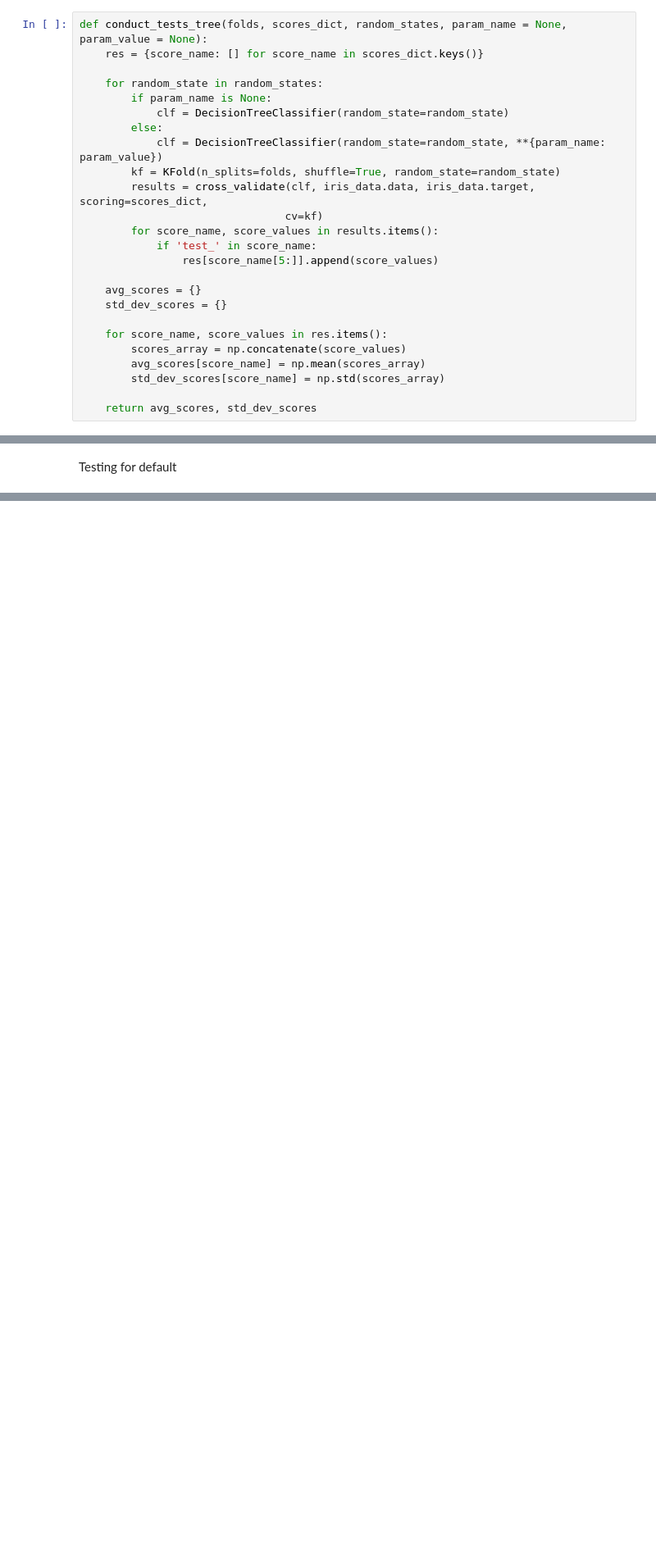
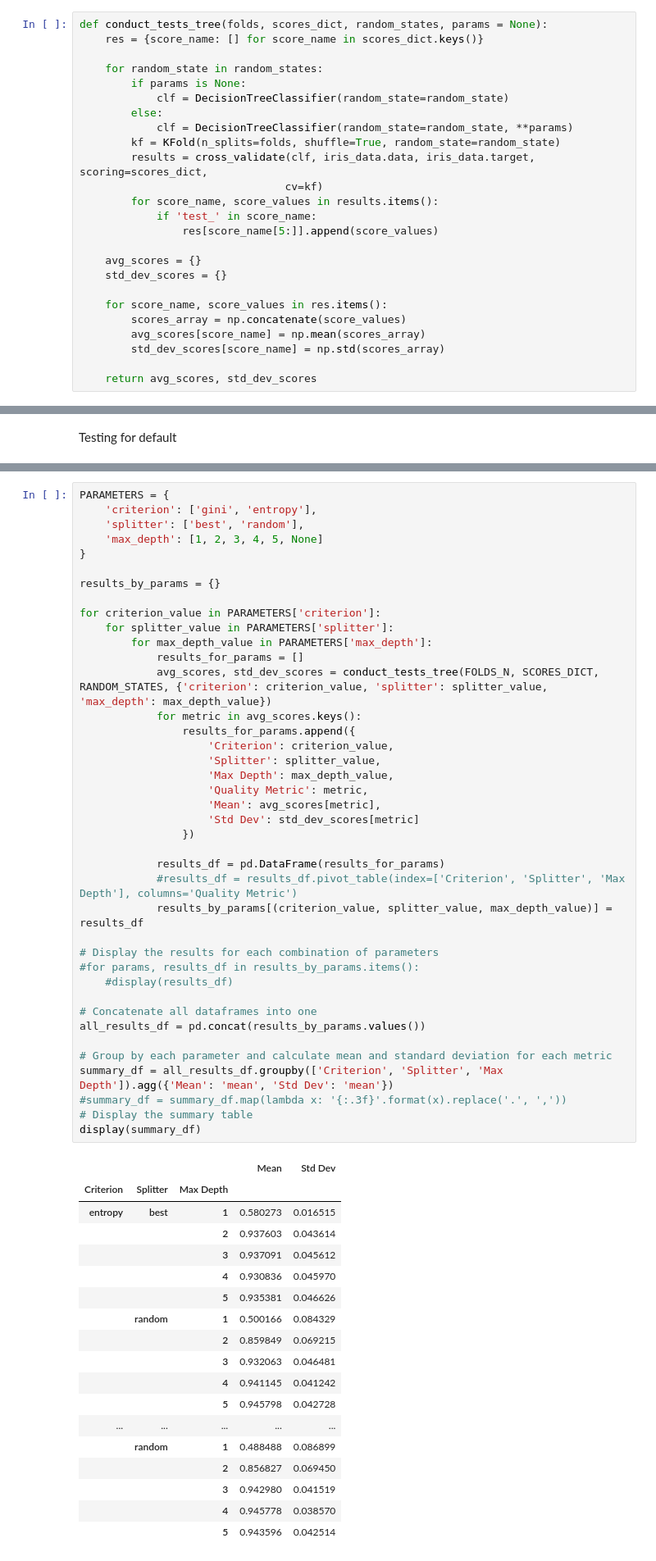
Before and after one commit to kubamarchut/wsi, a Jupyter notebook: ex-4/main.ipynb, the cells around one changed output, grey strips where cells are left out. Shown at 82% size. Cells and saved outputs as stored; diff of their text form; blank space fills up the shorter version.

Commit message:
making sure i can test how each param effects others

```diff
--- a/ex-4/main.ipynb
+++ b/ex-4/main.ipynb
@@ -50,14 +50,14 @@ cross_val_score(clf, iris_data.data, iris_data.target, cv=10)
 array([1.        , 0.93333333, 1.        , 0.93333333, 0.93333333,
        0.86666667, 0.93333333, 1.        , 1.        , 1.        ])
 # %%
-def conduct_tests_tree(folds, scores_dict, random_states, param_name = None, param_value = None):
+def conduct_tests_tree(folds, scores_dict, random_states, params = None):
     res = {score_name: [] for score_name in scores_dict.keys()}
 
     for random_state in random_states:
-        if param_name is None:
+        if params is None:
             clf = DecisionTreeClassifier(random_state=random_state)
         else:
-            clf = DecisionTreeClassifier(random_state=random_state, **{param_name: param_value})
+            clf = DecisionTreeClassifier(random_state=random_state, **params)
         kf = KFold(n_splits=folds, shuffle=True, random_state=random_state)
         results = cross_validate(clf, iris_data.data, iris_data.target, scoring=scores_dict,
                                 cv=kf)
@@ -191,0 +101,59 @@ Wartość parametru &  &  &  &  &  &  &  &  \\
+# %%
+PARAMETERS = {
+    'criterion': ['gini', 'entropy'],
+    'splitter': ['best', 'random'],
+    'max_depth': [1, 2, 3, 4, 5, None]
+}
+
+results_by_params = {}
+
+for criterion_value in PARAMETERS['criterion']:
+    for splitter_value in PARAMETERS['splitter']:
+        for max_depth_value in PARAMETERS['max_depth']:
+            results_for_params = []
+            avg_scores, std_dev_scores = conduct_tests_tree(FOLDS_N, SCORES_DICT, RANDOM_STATES, {'criterion': criterion_value, 'splitter': splitter_value, 'max_depth': max_depth_value})
+            for metric in avg_scores.keys():
+                results_for_params.append({
+                    'Criterion': criterion_value,
+                    'Splitter': splitter_value,
+                    'Max Depth': max_depth_value,
+                    'Quality Metric': metric,
+                    'Mean': avg_scores[metric],
+                    'Std Dev': std_dev_scores[metric]
+                })
+
+            results_df = pd.DataFrame(results_for_params)
+            #results_df = results_df.pivot_table(index=['Criterion', 'Splitter', 'Max Depth'], columns='Quality Metric')
+            results_by_params[(criterion_value, splitter_value, max_depth_value)] = results_df
+
+# Display the results for each combination of parameters
+#for params, results_df in results_by_params.items():
+    #display(results_df)
+
+# Concatenate all dataframes into one
+all_results_df = pd.concat(results_by_params.values())
+
+# Group by each parameter and calculate mean and standard deviation for each metric
+summary_df = all_results_df.groupby(['Criterion', 'Splitter', 'Max Depth']).agg({'Mean': 'mean', 'Std Dev': 'mean'})
+#summary_df = summary_df.map(lambda x: '{:.3f}'.format(x).replace('.', ','))
+# Display the summary table
+display(summary_df)
+# %% [output]
+|  |  |  | Mean | Std Dev |
+| Criterion | Splitter | Max Depth |  |  |
+| entropy | best | 1 | 0.580273 | 0.016515 |
+|  |  | 2 | 0.937603 | 0.043614 |
+|  |  | 3 | 0.937091 | 0.045612 |
+|  |  | 4 | 0.930836 | 0.045970 |
+|  |  | 5 | 0.935381 | 0.046626 |
+|  | random | 1 | 0.500166 | 0.084329 |
+|  |  | 2 | 0.859849 | 0.069215 |
+|  |  | 3 | 0.932063 | 0.046481 |
+|  |  | 4 | 0.941145 | 0.041242 |
+|  |  | 5 | 0.945798 | 0.042728 |
+| ... | ... | ... | ... | ... |
+|  | random | 1 | 0.488488 | 0.086899 |
+|  |  | 2 | 0.856827 | 0.069450 |
+|  |  | 3 | 0.942980 | 0.041519 |
+|  |  | 4 | 0.945778 | 0.038570 |
+|  |  | 5 | 0.943596 | 0.042514 |
```
Also changed, not shown: parts of 6 cells of this notebook.
